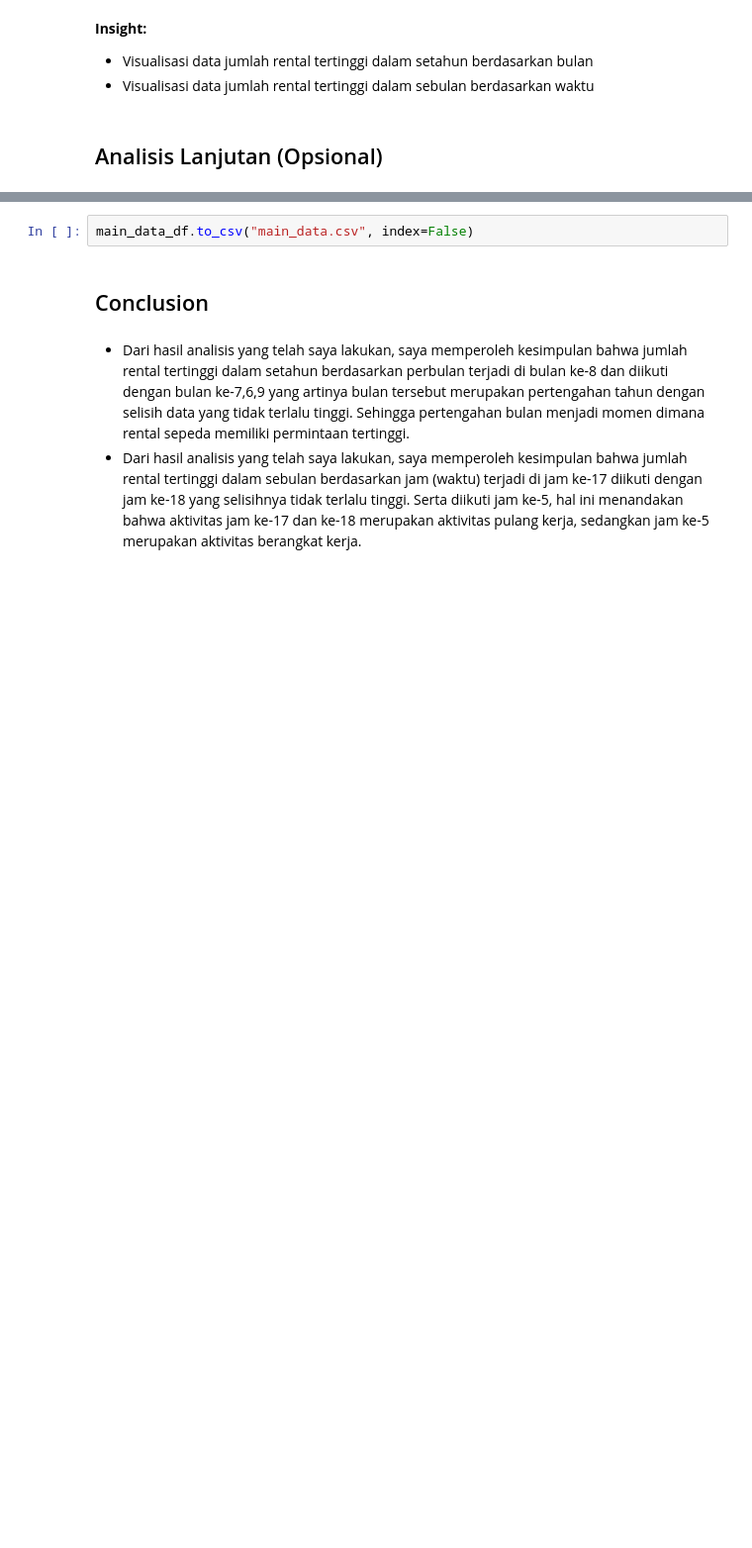
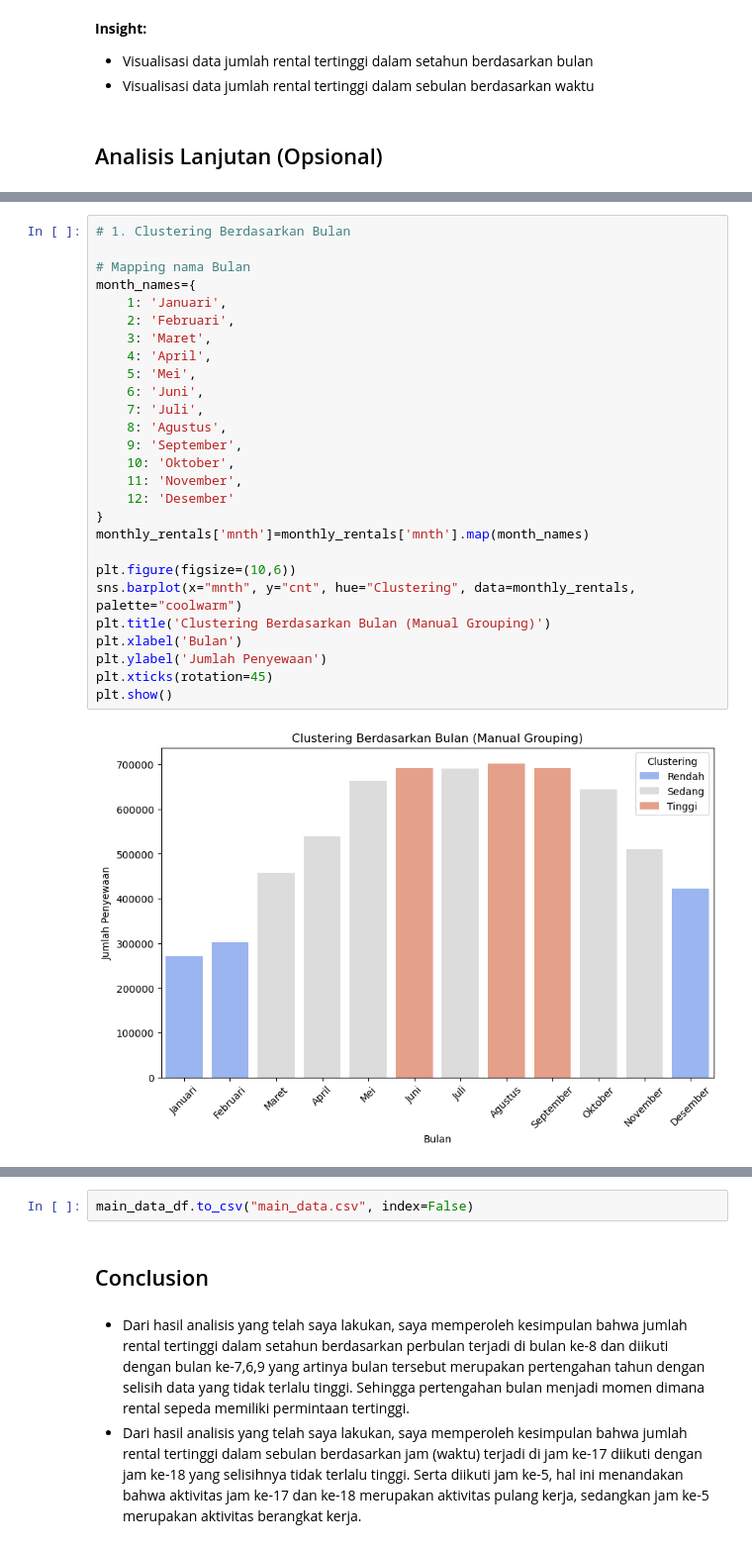
Before and after one commit to ferhatmuhamad/submission-analyst, a Jupyter notebook: notebook.ipynb, the cells around one changed output, grey strips where cells are left out. Shown at 99% size. Saved outputs shown, nothing was run; the diff lists cells and outputs as text; blank space fills up the shorter version.

```diff
--- a/notebook.ipynb
+++ b/notebook.ipynb
@@ -350 +375,30 @@ print(monthly_rentals)
+# %%
+# 1. Clustering Berdasarkan Bulan
+
+# Mapping nama Bulan
+month_names={
+    1: 'Januari',
+    2: 'Februari',
+    3: 'Maret',
+    4: 'April',
+    5: 'Mei',
+    6: 'Juni',
+    7: 'Juli',
+    8: 'Agustus',
+    9: 'September',
+    10: 'Oktober',
+    11: 'November',
+    12: 'Desember'
+}
+monthly_rentals['mnth']=monthly_rentals['mnth'].map(month_names)
+
+plt.figure(figsize=(10,6))
+sns.barplot(x="mnth", y="cnt", hue="Clustering", data=monthly_rentals, palette="coolwarm")
+plt.title('Clustering Berdasarkan Bulan (Manual Grouping)')
+plt.xlabel('Bulan')
+plt.ylabel('Jumlah Penyewaan')
+plt.xticks(rotation=45)
+plt.show()
+# %% [output]
+[figure, added]
 # %%
```
Also changed, not shown: parts of 20 cells of this notebook, 1 other file.
